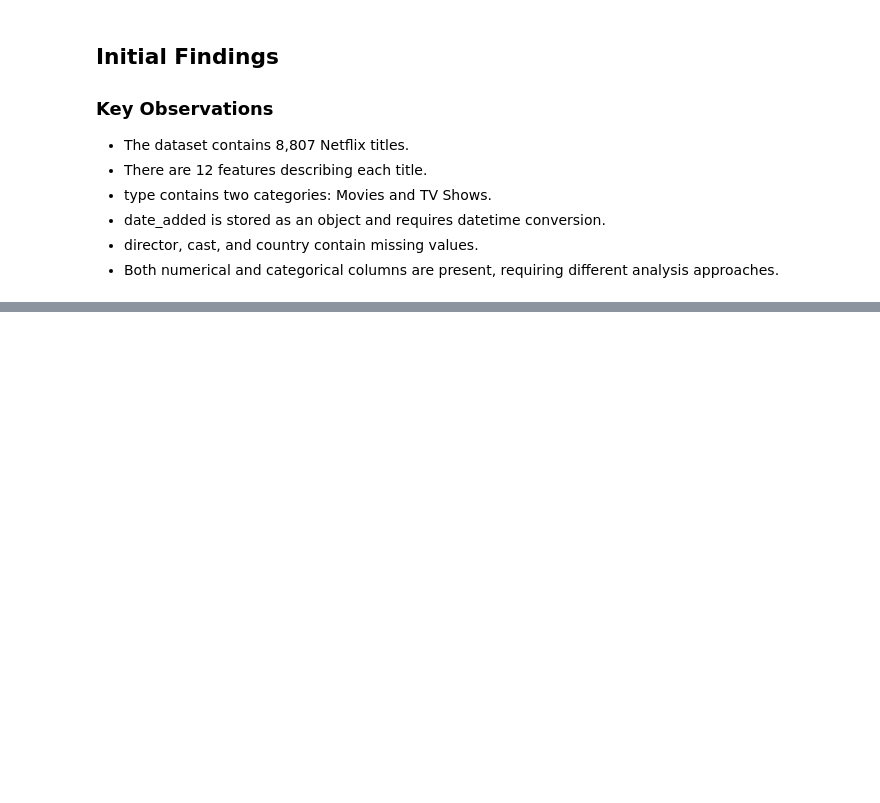
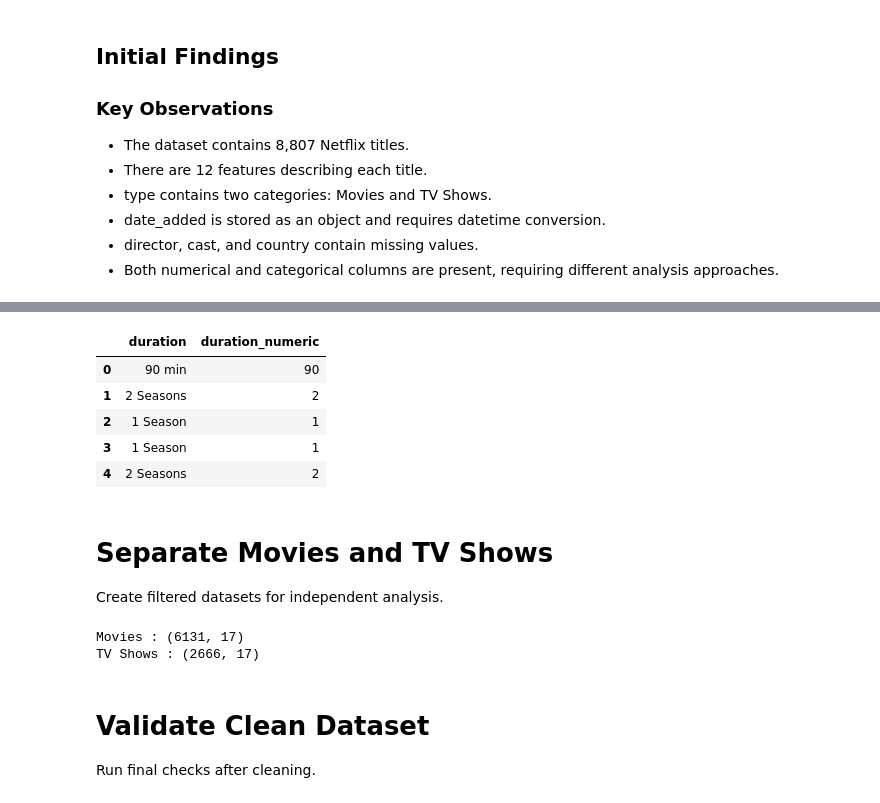
Before and after one commit to Altamash8055/Netflix-EDA-NumPy-Pandas, a Jupyter notebook: notebooks/Netflix_EDA_NumPy_Pandas.ipynb, the cells around one changed output, grey strips where cells are left out. Drawn from its saved outputs; the diff is of its cells as text; code cells hidden in the pictures; blank space fills up the shorter version.

```diff
--- a/notebooks/Netflix_EDA_NumPy_Pandas.ipynb
+++ b/notebooks/Netflix_EDA_NumPy_Pandas.ipynb
@@ -263,0 +461,15 @@ summary
+# %%
+# Remove spaces
+
+text_columns = [
+    "title",
+    "director",
+    "cast",
+    "country",
+    "rating",
+    "duration",
+    "genre"
+]
+
+for column in text_columns:
+    df[column] = df[column].str.strip()
@@ -263,0 +507,21 @@ summary
+# %%
+# Extract numeric duration
+
+df["duration_numeric"] = (
+    df["duration"]
+      .str.extract(r"(\d+)")
+      .astype(int)
+)
+# %%
+df[["duration", "duration_numeric"]].head()
+# %% [output]
+|  | duration | duration_numeric |
+| 0 | 90 min | 90 |
+| 1 | 2 Seasons | 2 |
+| 2 | 1 Season | 1 |
+| 3 | 1 Season | 1 |
+| 4 | 2 Seasons | 2 |
+# %% [markdown]
+# Separate Movies and TV Shows
+
+Create filtered datasets for independent analysis.
@@ -263,0 +532,10 @@ summary
+# %%
+print("Movies :", movies_df.shape)
+print("TV Shows :", tvshows_df.shape)
+# %% [output]
+Movies : (6131, 17)
+TV Shows : (2666, 17)
+# %% [markdown]
+# Validate Clean Dataset
+
+Run final checks after cleaning.
```
Also changed, not shown: parts of 30 cells of this notebook.
